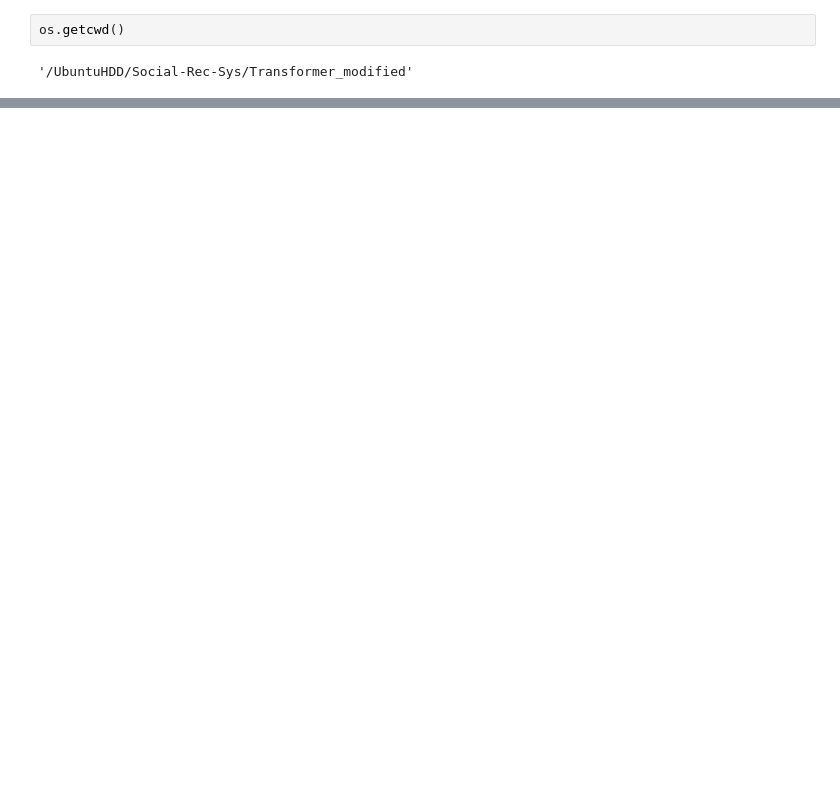
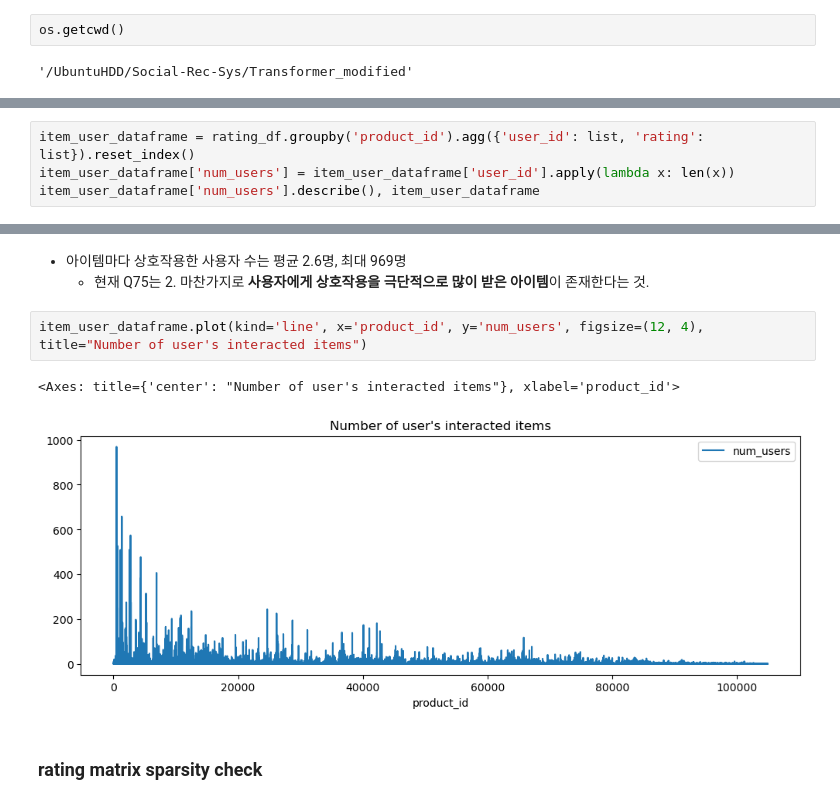
Before and after one commit to mlsys-lab-sogang/Social-Rec-Sys, a Jupyter notebook: Transformer_modified/dataset_eda.ipynb, the cells around one changed output, grey strips where cells are left out. Saved outputs shown, nothing was run; the diff lists cells and outputs as text; blank space fills up the shorter version.

```diff
--- a/Transformer_modified/dataset_eda.ipynb
+++ b/Transformer_modified/dataset_eda.ipynb
@@ -424,0 +107,4 @@ torch.Size([7317, 7317])
+# %%
+item_user_dataframe = rating_df.groupby('product_id').agg({'user_id': list, 'rating': list}).reset_index()
+item_user_dataframe['num_users'] = item_user_dataframe['user_id'].apply(lambda x: len(x))
+item_user_dataframe['num_users'].describe(), item_user_dataframe
@@ -424,0 +148,10 @@ torch.Size([7317, 7317])
+# %% [markdown]
+- 아이템마다 상호작용한 사용자 수는 평균 2.6명, 최대 969명
+  - 현재 Q75는 2. 마찬가지로 **사용자에게 상호작용을 극단적으로 많이 받은 아이템**이 존재한다는 것.
+# %%
+item_user_dataframe.plot(kind='line', x='product_id', y='num_users', figsize=(12, 4), title="Number of user's interacted items")
+# %% [output]
+<Axes: title={'center': "Number of user's interacted items"}, xlabel='product_id'>
+[figure, added]
+# %% [markdown]
+### rating matrix sparsity check
```
Also changed, not shown: parts of 73 cells of this notebook.
